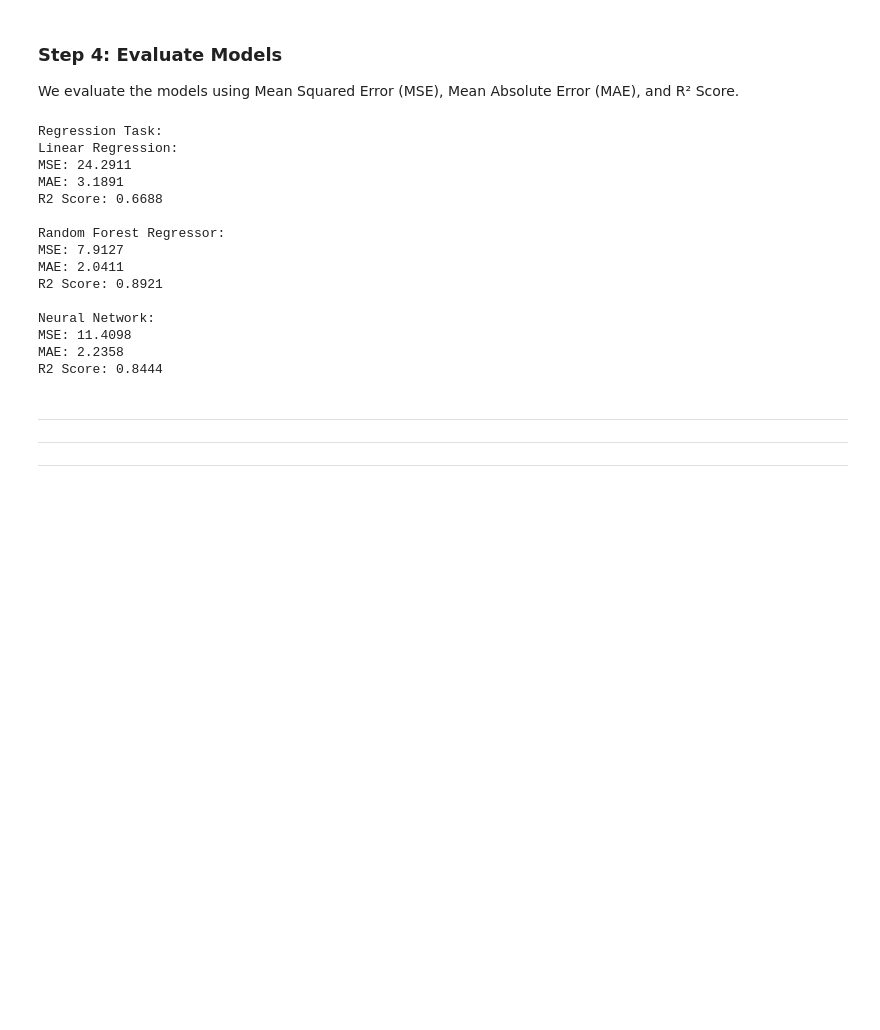
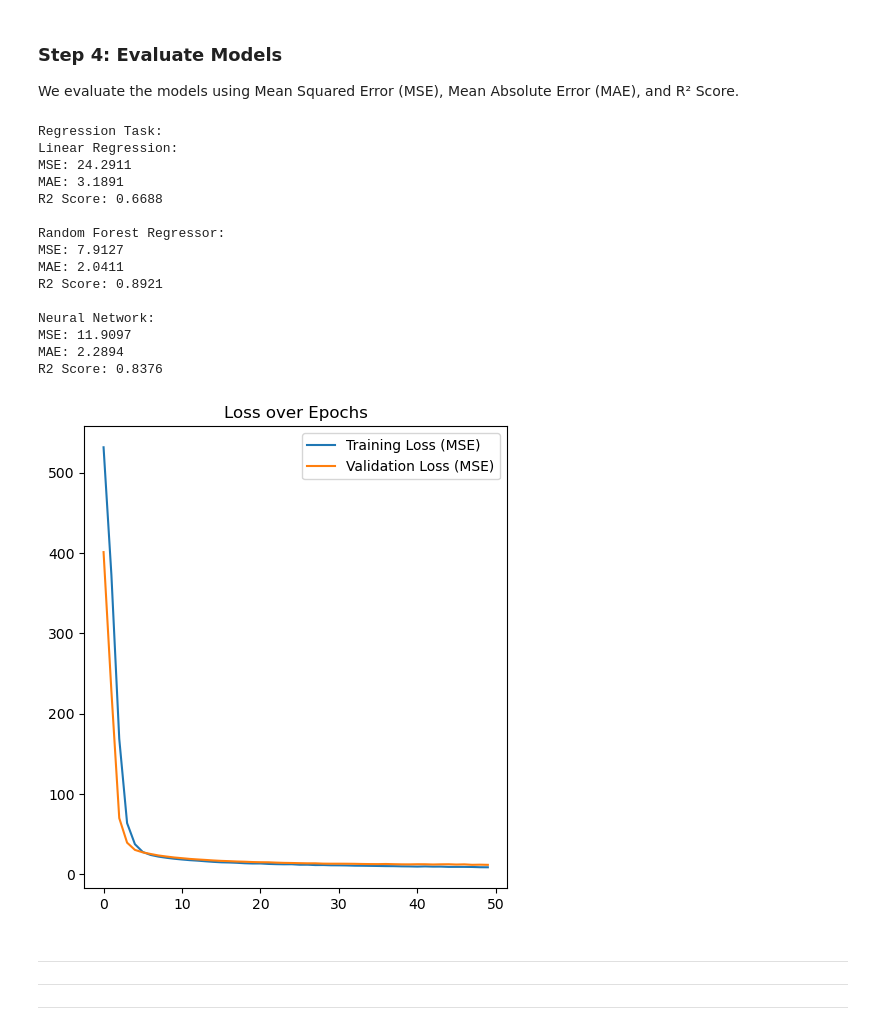
Before and after one commit to SugguSCH/Machine-Learning, a Jupyter notebook: Lab8/Lab8 Evaluation.ipynb, the cells around one changed output. Drawn from its saved outputs; the diff is of its cells as text; code cells hidden in the pictures; blank space fills up the shorter version.

```diff
--- a/Lab8/Lab8 Evaluation.ipynb
+++ b/Lab8/Lab8 Evaluation.ipynb
@@ -190,7 +265,7 @@ nn_model_reg.compile(optimizer='adam', loss='mse')
 # Fit the model with 50 epochs and batch size of 16
 # -------------------------------
 # Your code here
-nn_model_reg.fit(X_train, y_train, epochs=50, batch_size=16)
+history_reg = nn_model_reg.fit(X_train, y_train, epochs=50, batch_size=16, validation_data=(X_test, y_test))
 # -------------------------------
 
 # Predict the target values using the model
@@ -266,9 +341,22 @@ MAE: 2.0411
 R2 Score: 0.8921
 
 Neural Network:
-MSE: 11.4098
-MAE: 2.2358
-R2 Score: 0.8444
+MSE: 11.9097
+MAE: 2.2894
+R2 Score: 0.8376
+# %%
+# 2. พล็อตกราฟ Loss (MSE) และ MAE (จาก Lab 6)
+plt.figure(figsize=(12, 6))
+
+plt.subplot(1, 2, 1)
+plt.plot(history_reg.history['loss'], label='Training Loss (MSE)')
+plt.plot(history_reg.history['val_loss'], label='Validation Loss (MSE)')
+plt.title('Loss over Epochs')
+plt.legend()
+
+plt.show()
+# %% [output]
+[figure, added]
 # %% [markdown]
 ---
 ---
```
Also changed, not shown: parts of 9 cells of this notebook, 5 other files.
